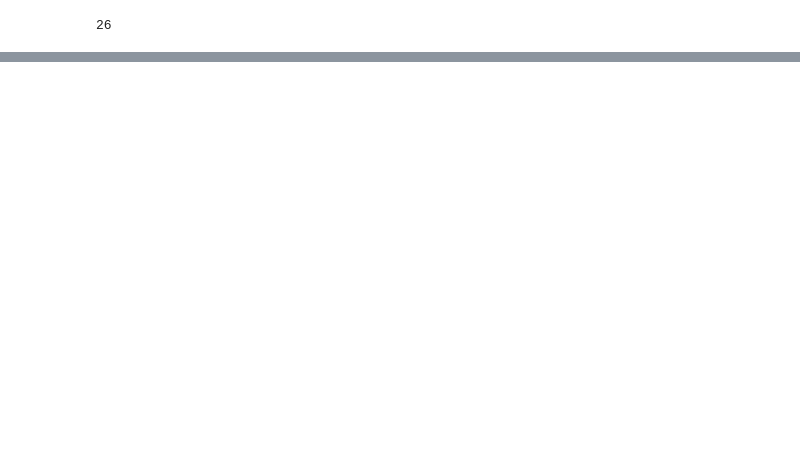
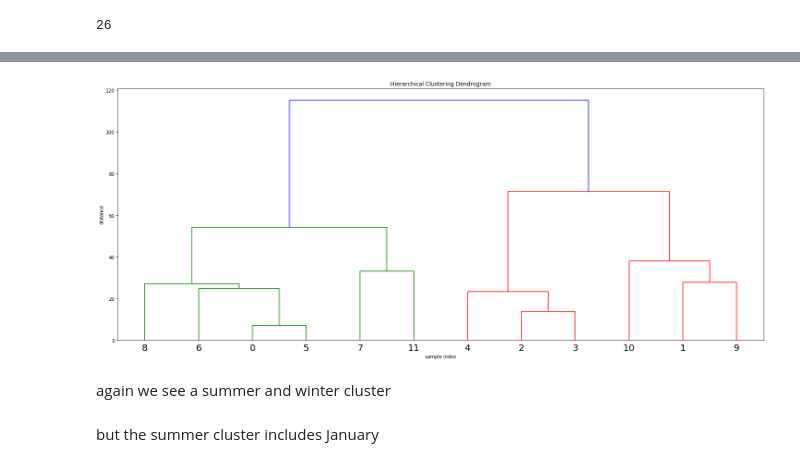
Before and after one commit to lotusflyer/ash_pub_safety, a Jupyter notebook: clustering_months.ipynb, the cells around one changed output, grey strips where cells are left out. Saved outputs shown, nothing was run; the diff lists cells and outputs as text; code cells hidden in the pictures; blank space fills up the shorter version.

```diff
--- a/clustering_months.ipynb
+++ b/clustering_months.ipynb
@@ -124,0 +140,12 @@ plt.show()
+# %%
+X = piv[['AGGRAVATED ASSAULT', 'CRIMINAL HOMICIDE',
+       'DISORDERLY CONDUCT', 'DRIVING WHILE IMPAIRED',
+       'DRUG/NARCOTIC OFFENSES',]].values
+# %%
+cluster_and_plot(X)
+# %% [output]
+[figure, added]
+# %% [markdown]
+again we see a summer and winter cluster
+# %% [markdown]
+but the summer cluster includes January
```
Also changed, not shown: parts of 12 cells of this notebook, 2 other files.
